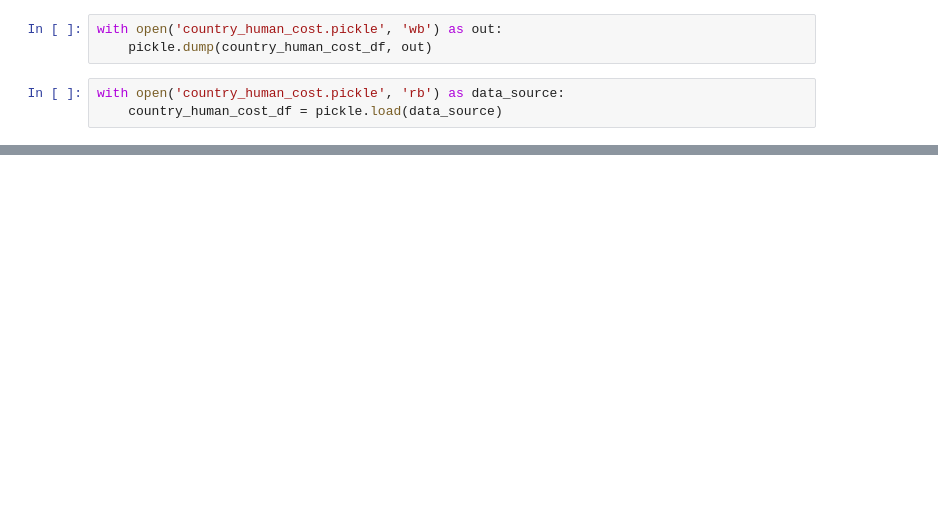
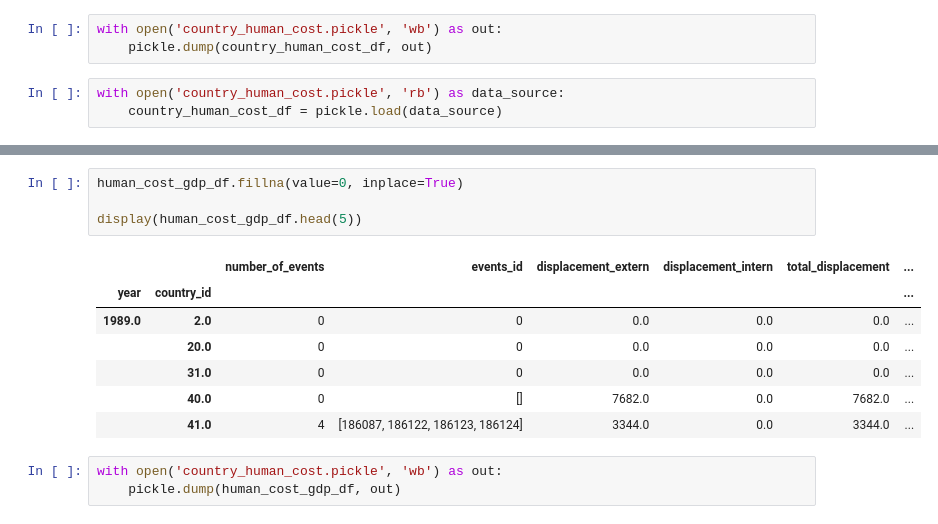
Before and after one commit to vincenzobaz/VBTALL-ADA2017, a Jupyter notebook: Project/notebook_displacement_conflict_df.ipynb, the cells around one changed output, grey strips where cells are left out. Saved outputs shown, nothing was run; the diff lists cells and outputs as text; blank space fills up the shorter version.

```diff
--- a/Project/notebook_displacement_conflict_df.ipynb
+++ b/Project/notebook_displacement_conflict_df.ipynb
@@ -186,0 +226,15 @@ with open('country_human_cost.pickle', 'rb') as data_source:
+# %%
+human_cost_gdp_df.fillna(value=0, inplace=True)
+
+display(human_cost_gdp_df.head(5))
+# %% [output]
+|  |  | number_of_events | events_id | displacement_extern | displacement_intern | total_displacement | ... |
+| year | country_id |  |  |  |  |  | ... |
+| 1989.0 | 2.0 | 0 | 0 | 0.0 | 0.0 | 0.0 | ... |
+|  | 20.0 | 0 | 0 | 0.0 | 0.0 | 0.0 | ... |
+|  | 31.0 | 0 | 0 | 0.0 | 0.0 | 0.0 | ... |
+|  | 40.0 | 0 | [] | 7682.0 | 0.0 | 7682.0 | ... |
+|  | 41.0 | 4 | [186087, 186122, 186123, 186124] | 3344.0 | 0.0 | 3344.0 | ... |
+# %%
+with open('country_human_cost.pickle', 'wb') as out:
+    pickle.dump(human_cost_gdp_df, out)
```
Also changed, not shown: parts of 13 cells of this notebook, 12 other files.
